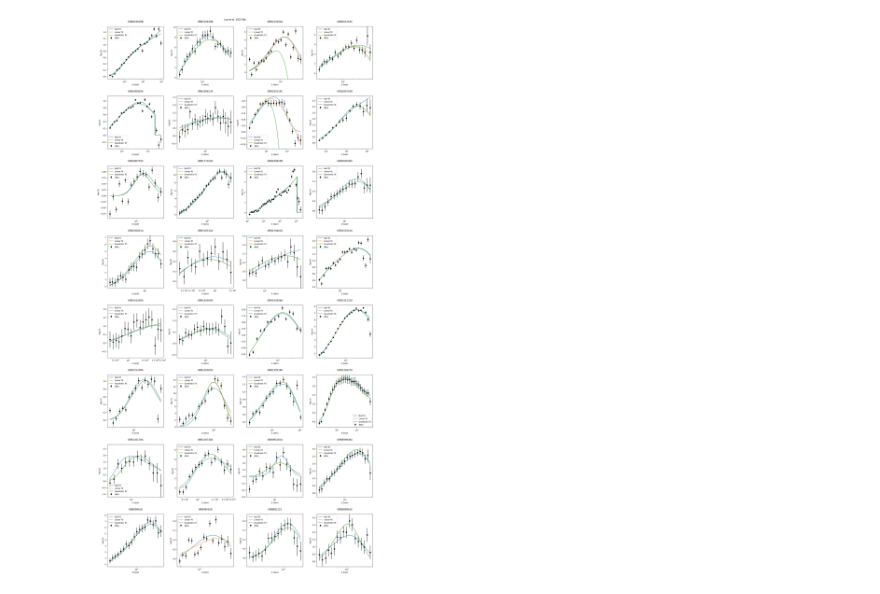
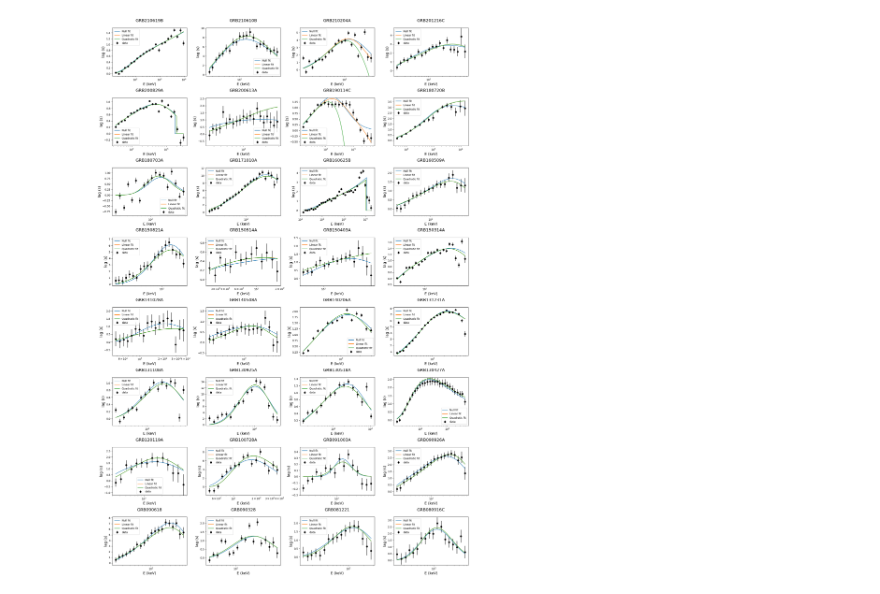
Before and after one commit to DarkWake9/Project-QG, a Jupyter notebook: task1/task1b_all_grbplots.ipynb, the cells around one changed output. Saved outputs shown, nothing was run; the diff lists cells and outputs as text; code cells hidden in the pictures.

```diff
--- a/task1/task1b_all_grbplots.ipynb
+++ b/task1/task1b_all_grbplots.ipynb
@@ -11,7 +11,7 @@ import pandas as pd
 from scipy.stats import gaussian_kde
 import dynesty as dyn
 # %%
-fig, ax = plt.subplots(8, 4, figsize=(20, 40))
+fig, ax = plt.subplots(8, 4, figsize=(20, 30))
 GRBs = ['GRB210619B', 'GRB210610B', 'GRB210204A', 'GRB201216C', 'GRB200829A', 'GRB200613A', 'GRB190114C', 'GRB180720B', 'GRB180703A', 'GRB171010A', 'GRB160625B', 'GRB160509A', 'GRB150821A', 'GRB150514A', 'GRB150403A', 'GRB150314A', 'GRB141028A', 'GRB140508A', 'GRB140206A', 'GRB131231A', 'GRB131108A', 'GRB130925A', 'GRB130518A', 'GRB130427A', 'GRB120119A', 'GRB100728A', 'GRB091003A', 'GRB090926A', 'GRB090618', 'GRB090328', 'GRB081221', 'GRB080916C']
 err_grb = GRBs
 grbparam = pd.read_csv(os.getcwd() + '/../data/GRBPARAM.csv', index_col=0)
@@ -160,40 +160,42 @@ for grb in GRBs:
 
     samples1 = dyn.utils.resample_equal( results1.samples, np.exp(results1.logwt - results1.logz[-1]))
     # samples1 = np.median(samples1, axis=0)
     samples1 = samples1[np.argmax(results1.logl)]
 
     samples2 = dyn.utils.resample_equal( results2.samples, np.exp(results2.logwt - results2.logz[-1]))
     # samples2 = np.median(samples2, axis=0)
     samples2 = samples2[np.argmax(results2.logl)]
     null_fit = np.round([nullhp(E[i], samples0[0], samples0[1], samples0[2], samples0[3], samples0[4]) for i in range(nplot)], 10)
     liv_lin_fit = np.round([linearhp(E[i], samples1[0], samples1[1], samples1[2], samples1[3], samples1[4], samples1[5]) for i in range(nplot)], 10)
     liv_quad_fit = np.round([quadhp(E[i], samples1[0], samples1[1], samples1[2], samples1[3], samples1[4], samples1[5]) for i in range(nplot)], 10)
 
 
 
 
 
     ax[err_grb.index(grb)//4, err_grb.index(grb)%4].errorbar(Erest, y, yerr, fmt='o', color='black', label='data')
     ax[err_grb.index(grb)//4, err_grb.index(grb)%4].plot(E, null_fit, label='Null fit')
     ax[err_grb.index(grb)//4, err_grb.index(grb)%4].plot(E, liv_lin_fit,label='Linear fit')
     ax[err_grb.index(grb)//4, err_grb.index(grb)%4].plot(E, liv_quad_fit, label='Quadratic fit')
     ax[err_grb.index(grb)//4, err_grb.index(grb)%4].set_xscale('log')
     ax[err_grb.index(grb)//4, err_grb.index(grb)%4].set_ylim(min(y) - max(abs(yerr)), max(y) + max(abs(yerr)))
     ax[err_grb.index(grb)//4, err_grb.index(grb)%4].legend()
-    ax[err_grb.index(grb)//4, err_grb.index(grb)%4].set_xlabel('E (keV)\n')
-    ax[err_grb.index(grb)//4, err_grb.index(grb)%4].set_ylabel('lag (s)')
-    ax[err_grb.index(grb)//4, err_grb.index(grb)%4].set_title(grb + '\n')
+    ax[err_grb.index(grb)//4, err_grb.index(grb)%4].set_xlabel('E (keV)', fontsize=14)
+    ax[err_grb.index(grb)//4, err_grb.index(grb)%4].set_ylabel('lag (s)', fontsize=14)
+    ax[err_grb.index(grb)//4, err_grb.index(grb)%4].set_title(grb + '\n', fontsize=16)
 
 
 
 
-
+# lines_labels = [ax.get_legend_handles_labels() for ax in fig.axes][0]
+# lines, labels = [sum(lol, []) for lol in zip(*lines_labels)]
+# fig.legend(*fig.axes[0].get_legend_handles_labels(), loc = 'center', ncol=2, fontsize=14, bbox_to_anchor = (0.55, 0.55),)
 plt.tight_layout()
-plt.suptitle('Luo et al. 2022 fits\n\n', y=1.0)
-plt.savefig('./outputs/fits/ERR_fits.png', facecolor='white', format='png')
+# plt.suptitle('Luo et al. 2022 fits\n\n', y=1.0)
+plt.savefig('./outputs/fits/LUO_etal_all32.pdf', facecolor='white', format='pdf')
 plt.show()
 # %% [output]
-[figure, old version]
+[figure, new version]
 # %%
 len(os.listdir('./outputs/fits/'))
 # %% [output]
```
Also changed, not shown: parts of 1 cell of this notebook, 47 other files.
